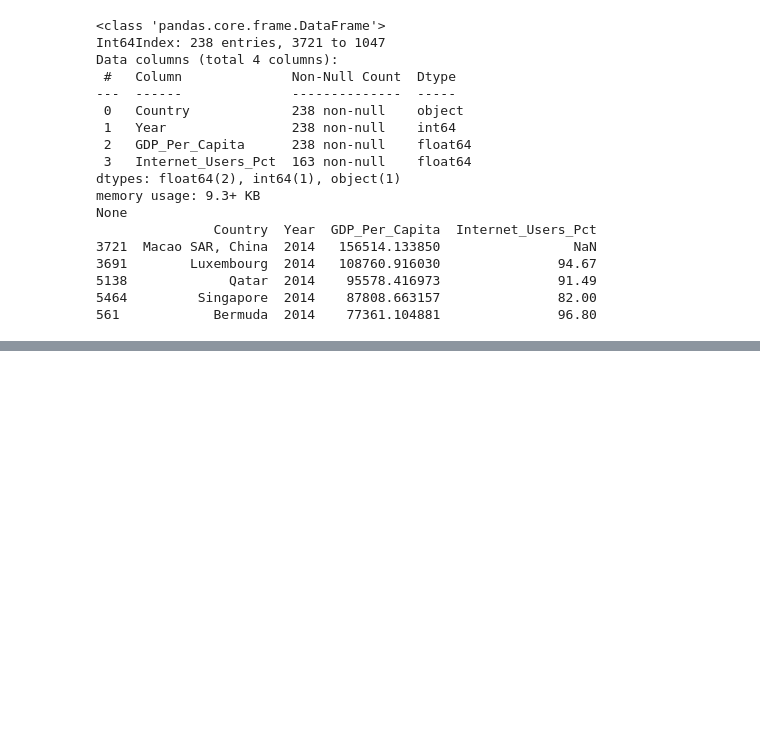
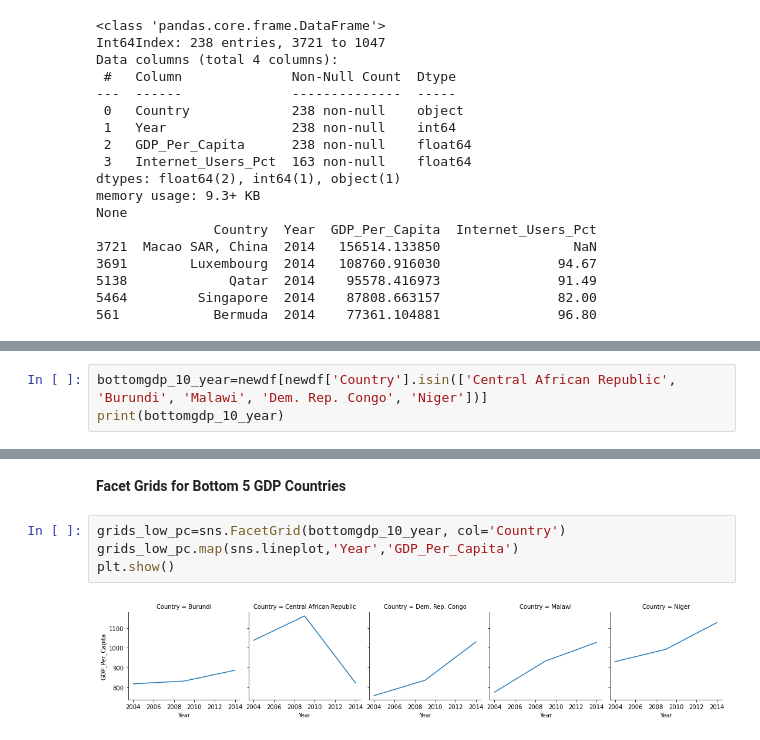
Before and after one commit to NSS-Data-Analytics-Cohort-6/gdp-and-internet-usage-mdecampo, a Jupyter notebook: notebooks/GDP_notebook.ipynb, the cells around one changed output, grey strips where cells are left out. Drawn from its saved outputs; the diff is of its cells as text; blank space fills up the shorter version.

```diff
--- a/notebooks/GDP_notebook.ipynb
+++ b/notebooks/GDP_notebook.ipynb
@@ -478,0 +543,3 @@ print(gdp_10_year)
+# %%
+bottomgdp_10_year=newdf[newdf['Country'].isin(['Central African Republic', 'Burundi', 'Malawi', 'Dem. Rep. Congo', 'Niger'])]
+print(bottomgdp_10_year)
@@ -478,0 +563,8 @@ print(gdp_10_year)
+# %% [markdown]
+**Facet Grids for Bottom 5 GDP Countries**
+# %%
+grids_low_pc=sns.FacetGrid(bottomgdp_10_year, col='Country')
+grids_low_pc.map(sns.lineplot,'Year','GDP_Per_Capita')
+plt.show()
+# %% [output]
+[figure, added]
```
Also changed, not shown: parts of 15 cells of this notebook.
